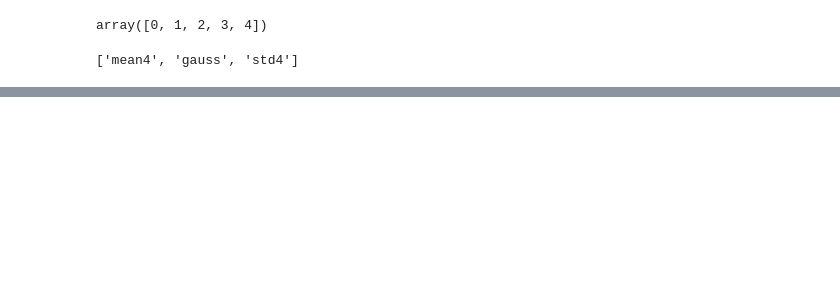
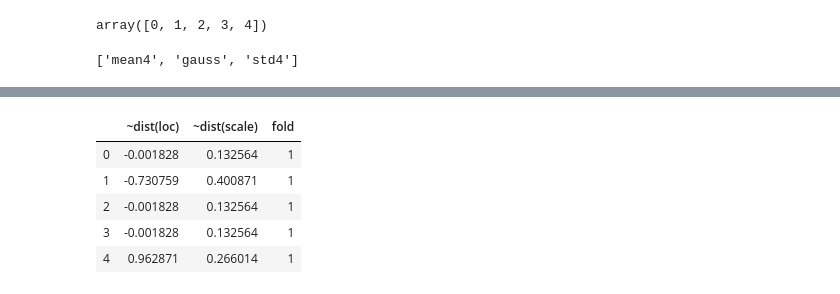
Before and after one commit to geonhee619/Data-Science-Hackathon-Codes, a Jupyter notebook: snippets/ngboost implementation.ipynb, the cells around one changed output, grey strips where cells are left out. Cells and saved outputs as stored; diff of their text form; code cells hidden in the pictures; blank space fills up the shorter version.

```diff
--- a/snippets/ngboost implementation.ipynb
+++ b/snippets/ngboost implementation.ipynb
@@ -312,0 +315,9 @@ np.sqrt(mean_squared_error(y_train, oofs))
+# %%
+dist.head()
+# %% [output]
+|  | ~dist(loc) | ~dist(scale) | fold |
+| 0 | -0.001828 | 0.132564 | 1 |
+| 1 | -0.730759 | 0.400871 | 1 |
+| 2 | -0.001828 | 0.132564 | 1 |
+| 3 | -0.001828 | 0.132564 | 1 |
+| 4 | 0.962871 | 0.266014 | 1 |
```
Also changed, not shown: parts of 5 cells of this notebook, 2 other files.
